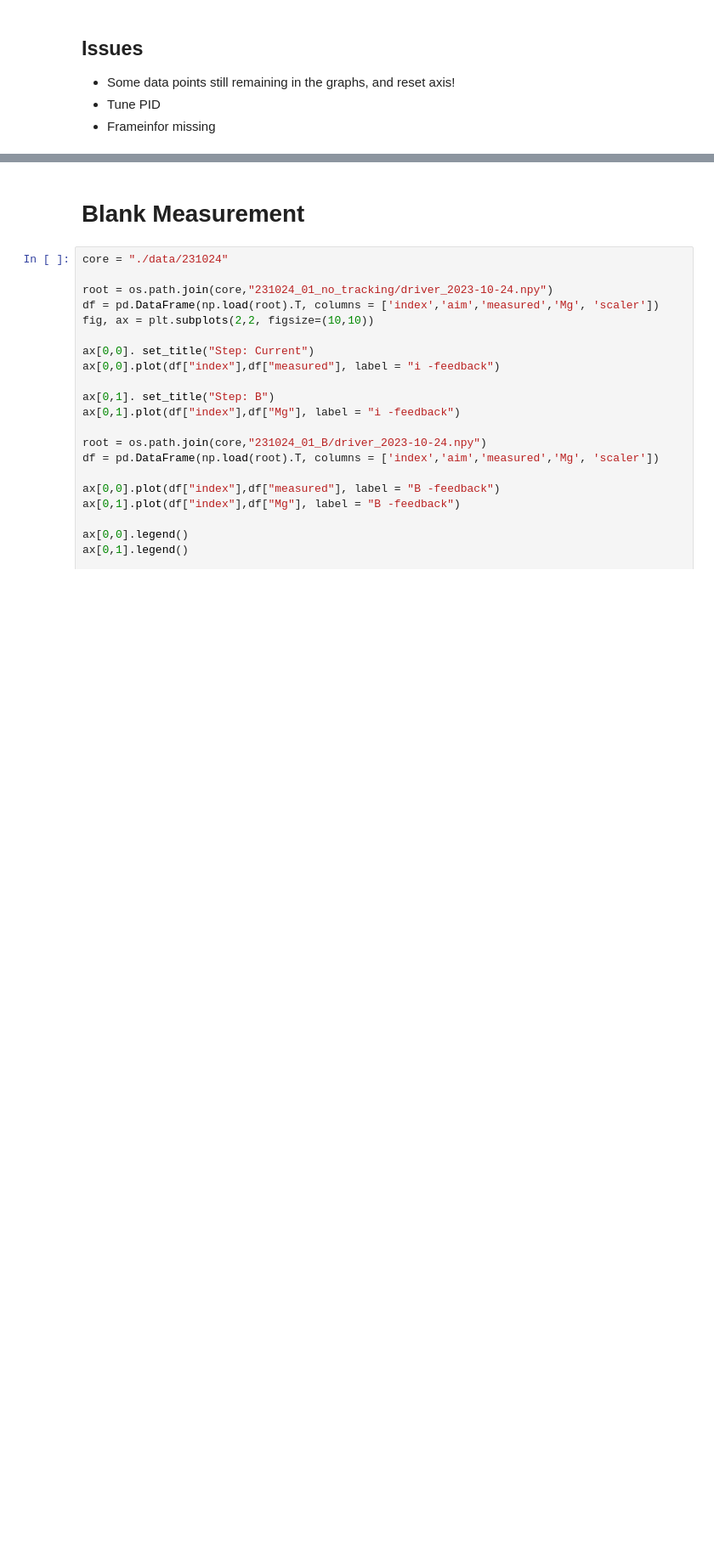
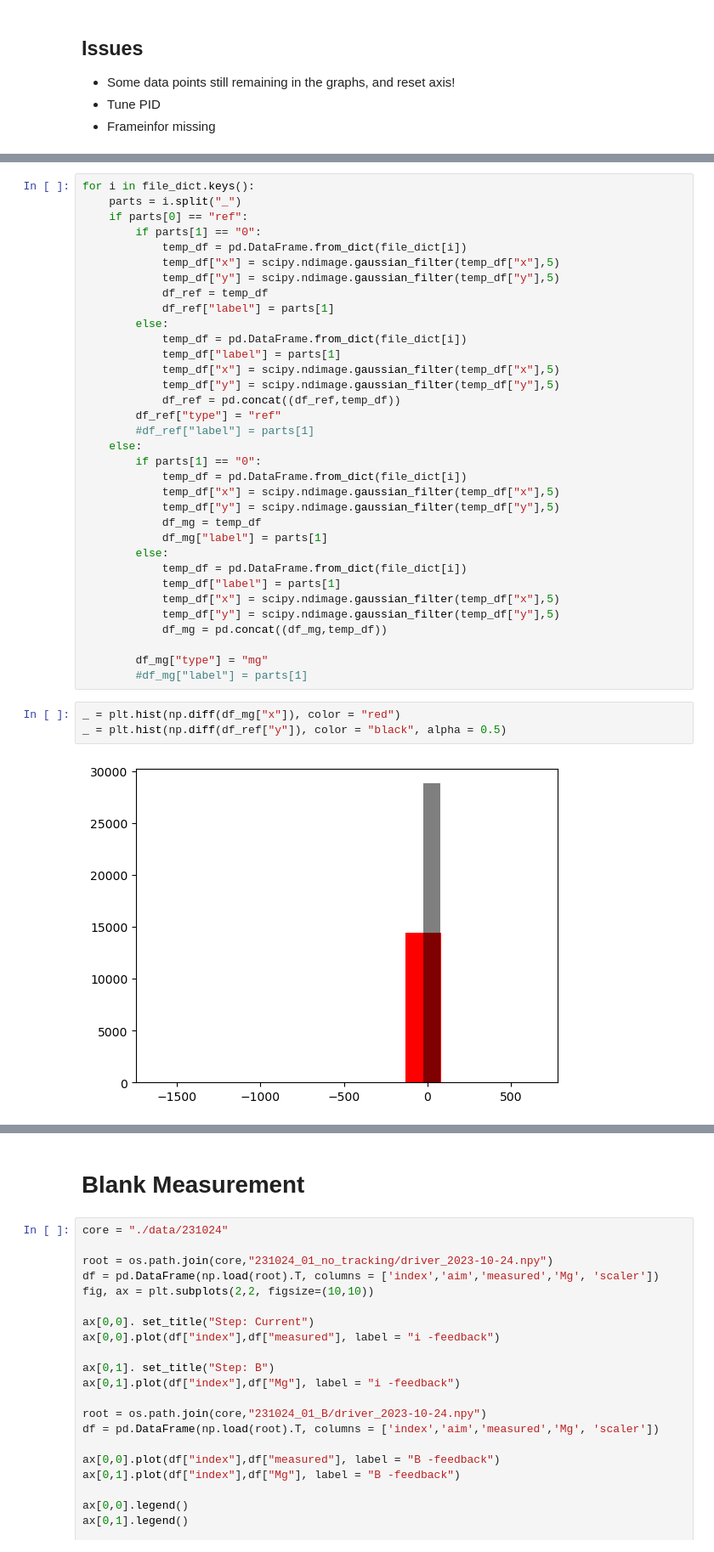
Before and after one commit to ArttuD/MicrorheologyProto, a Jupyter notebook: Notebook.ipynb, the cells around one changed output, grey strips where cells are left out. Shown at 85% size. Drawn from its saved outputs; the diff is of its cells as text; blank space fills up the shorter version.

```diff
--- a/Notebook.ipynb
+++ b/Notebook.ipynb
@@ -190,0 +226,39 @@ def func(x, a, b):
+# %%
+for i in file_dict.keys():
+    parts = i.split("_")
+    if parts[0] == "ref":
+        if parts[1] == "0":
+            temp_df = pd.DataFrame.from_dict(file_dict[i])
+            temp_df["x"] = scipy.ndimage.gaussian_filter(temp_df["x"],5)
+            temp_df["y"] = scipy.ndimage.gaussian_filter(temp_df["y"],5)
+            df_ref = temp_df
+            df_ref["label"] = parts[1]
+        else:
+            temp_df = pd.DataFrame.from_dict(file_dict[i])
+            temp_df["label"] = parts[1]
+            temp_df["x"] = scipy.ndimage.gaussian_filter(temp_df["x"],5)
+            temp_df["y"] = scipy.ndimage.gaussian_filter(temp_df["y"],5)
+            df_ref = pd.concat((df_ref,temp_df))
+        df_ref["type"] = "ref"
+        #df_ref["label"] = parts[1]
+    else:
+        if parts[1] == "0":
+            temp_df = pd.DataFrame.from_dict(file_dict[i])
+            temp_df["x"] = scipy.ndimage.gaussian_filter(temp_df["x"],5)
+            temp_df["y"] = scipy.ndimage.gaussian_filter(temp_df["y"],5)
+            df_mg = temp_df
+            df_mg["label"] = parts[1]
+        else:
+            temp_df = pd.DataFrame.from_dict(file_dict[i])
+            temp_df["label"] = parts[1]
+            temp_df["x"] = scipy.ndimage.gaussian_filter(temp_df["x"],5)
+            temp_df["y"] = scipy.ndimage.gaussian_filter(temp_df["y"],5)
+            df_mg = pd.concat((df_mg,temp_df))
+
+        df_mg["type"] = "mg"
+        #df_mg["label"] = parts[1]
+# %%
+_ = plt.hist(np.diff(df_mg["x"]), color = "red")
+_ = plt.hist(np.diff(df_ref["y"]), color = "black", alpha = 0.5)
+# %% [output]
+[figure, added]
```
Also changed, not shown: parts of 9 cells of this notebook.
